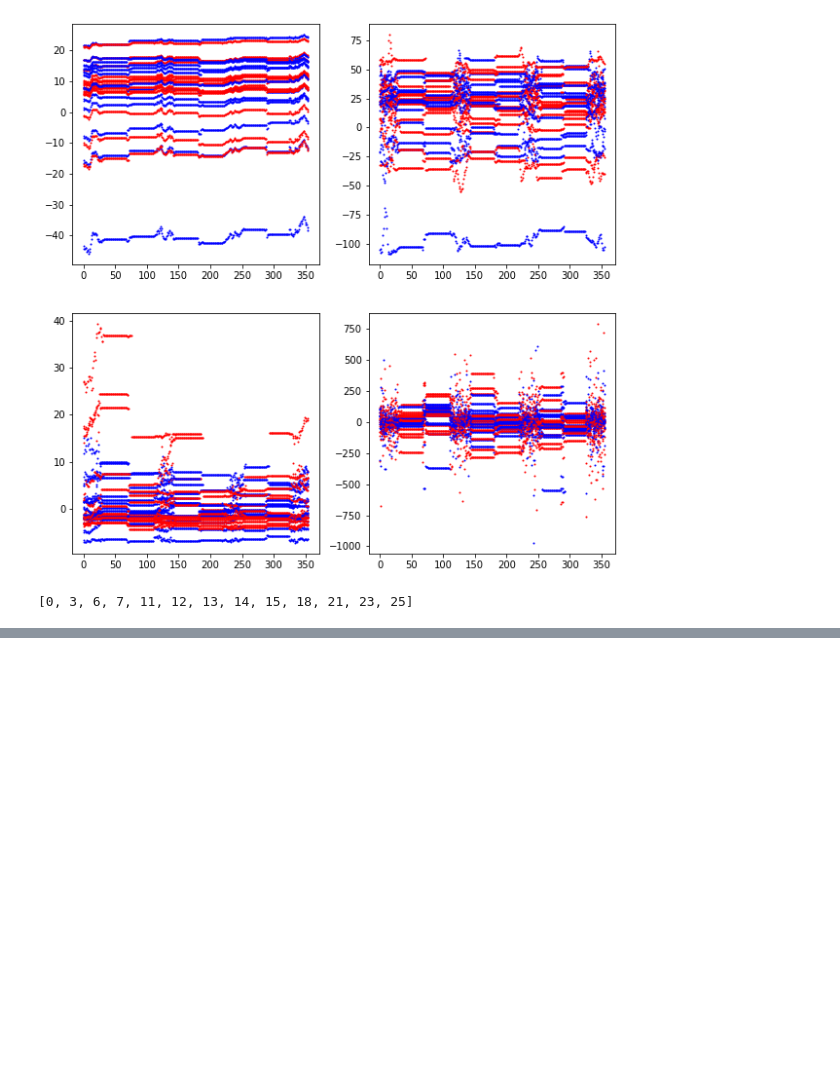
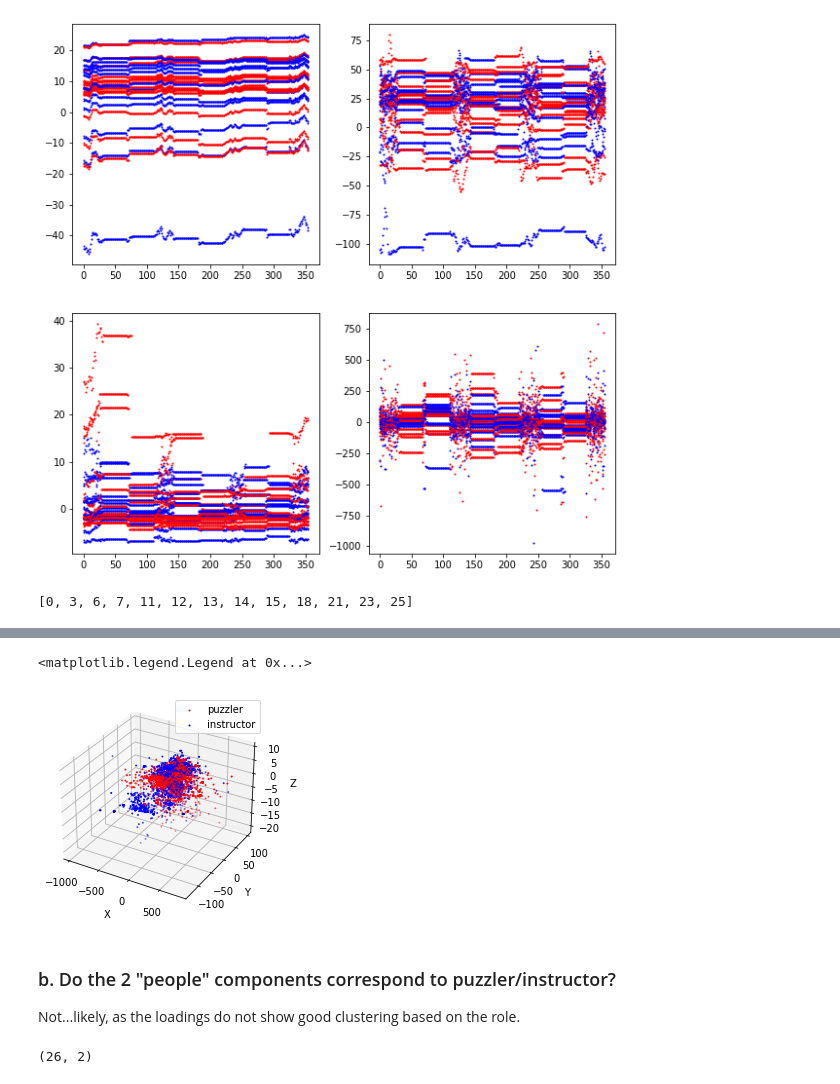
Before and after one commit to s180820/02582-Case2, a Jupyter notebook: case2_tucker.ipynb, the cells around one changed output, grey strips where cells are left out. Cells and saved outputs as stored; diff of their text form; code cells hidden in the pictures; blank space fills up the shorter version.

Commit message:
Tucker decomposition on feature, people and time

```diff
--- a/case2_tucker.ipynb
+++ b/case2_tucker.ipynb
@@ -552,0 +654,39 @@ axs.legend()
+# %%
+fig, axs = plt.subplots(1, 1, subplot_kw={'projection': '3d'})
+
+res_bio = mode_dot(res, factors[2].T, mode=2)
+
+for p in range(26):
+    res_f = res_bio[p]
+
+    if p in puzzler_ind:
+        if p==0:
+            axs.scatter(res_f[:,0], res_f[:,1], res_f[:,2], s=1, c=colors[0], label='puzzler')
+        else:
+            axs.scatter(res_f[:,0], res_f[:,1], res_f[:,2], s=1, c=colors[0])
+        k+=1
+
+    else:
+        if p==1:
+            axs.scatter(res_f[:,0], res_f[:,1], res_f[:,2], s=1, c=colors[1], label='instructor')
+        else:
+            axs.scatter(res_f[:,0], res_f[:,1], res_f[:,2], s=1, c=colors[1])
+        k+=1
+
+
+axs.set_xlabel('X')
+axs.set_ylabel('Y')
+axs.set_zlabel('Z')
+
+axs.legend()
+# %% [output]
+<matplotlib.legend.Legend at 0x...>
+[figure, added]
+# %% [markdown]
+### b. Do the 2 "people" components correspond to puzzler/instructor?
+
+Not...likely, as the loadings do not show good clustering based on the role.
+# %%
+factors[0].shape
+# %% [output]
+(26, 2)
```
Also changed, not shown: parts of 27 cells of this notebook.
